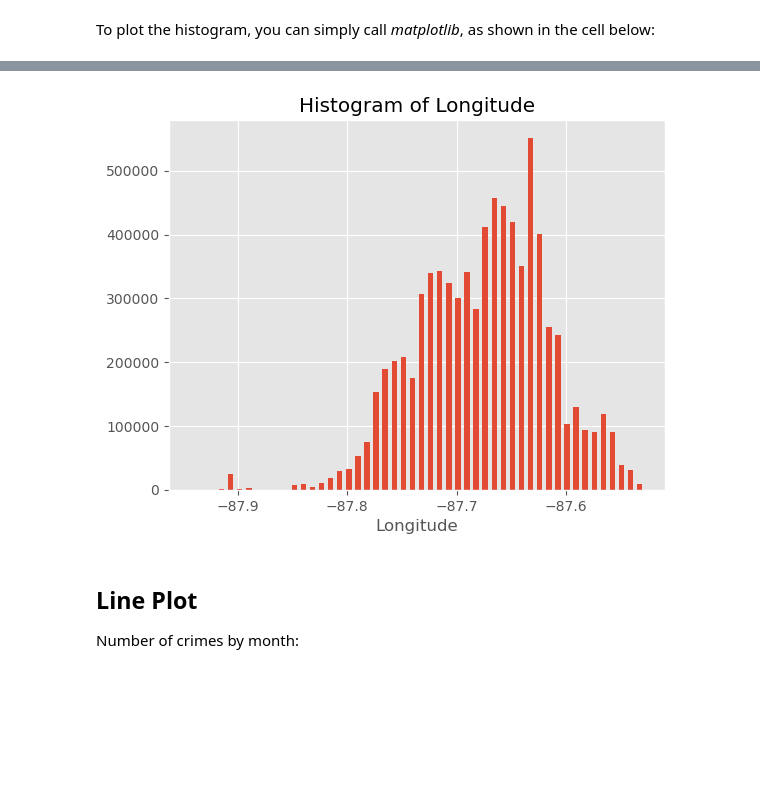
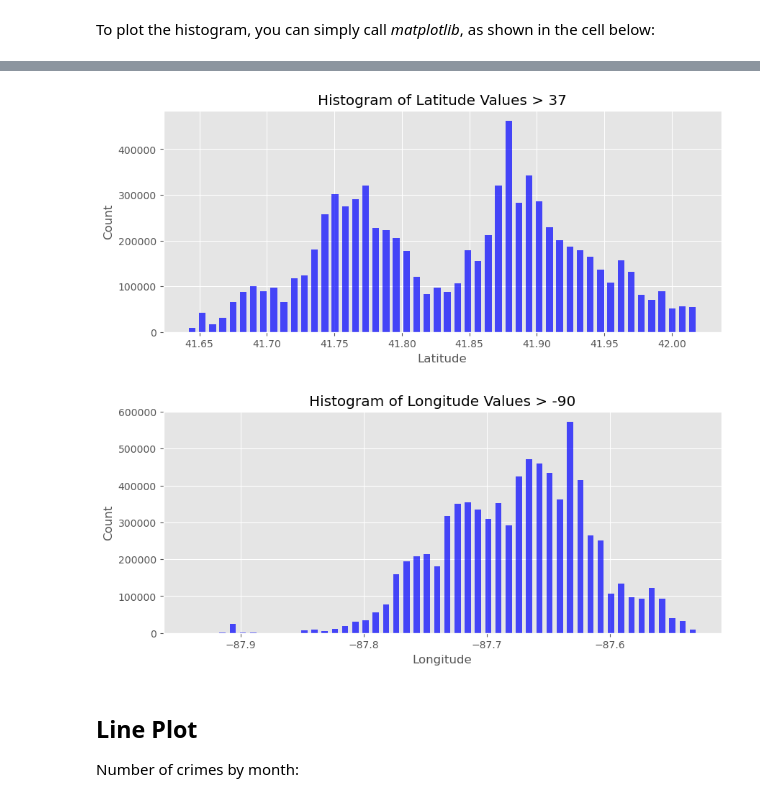
Before and after one commit to soltaniehha/Big-Data-Analytics-for-Business, a Jupyter notebook: 08-EDA-and-Data-Sources/01-EDA.ipynb, the cells around one changed output, grey strips where cells are left out. Drawn from its saved outputs; the diff is of its cells as text; code cells hidden in the pictures; blank space fills up the shorter version.

Commit message:
data regresh + geo map update

```diff
--- a/08-EDA-and-Data-Sources/01-EDA.ipynb
+++ b/08-EDA-and-Data-Sources/01-EDA.ipynb
@@ -409,2 +401,8 @@ hists = crimes.where("Lat > 37").select("Lat").rdd.flatMap(
+# %%
+# Filter the DataFrame to include only rows where Lat > 37
+filtered_crimes = crimes.where("Lat > 37")
+
+# The result is a tuple with bin edges and bin counts
+bin_edges, bin_counts = filtered_crimes.rdd.map(lambda row: row.Lat).histogram(50)
 # %% [markdown]
 To plot the histogram, you can simply call *matplotlib*, as shown in the cell below:
@@ -426,11 +409,9 @@ hists = crimes.where("Lon > -90").select("Lon").rdd.flatMap(
-# %%
-data = {
-    'bins': hists[0][:-1],
-    'freq': hists[1]
-}
-
-plt.bar(data['bins'], data['freq'], width=.005)
-plt.xlabel("Longitude")
-plt.title('Histogram of Longitude');
-# %% [output]
-[figure, removed]
+# %%
+# Plot the histogram
+plt.figure(figsize=(10, 4))
+plt.bar(bin_edges[:-1], bin_counts, width=.005, color='blue', alpha=0.7)
+plt.xlabel('Latitude')
+plt.ylabel('Count')
+plt.title('Histogram of Latitude Values > 37');
+# %% [output]
+[figure, added]
@@ -437,3 +424,12 @@ plt.title('Histogram of Longitude');
+# %%
+# Plot the histogram
+plt.figure(figsize=(10, 4))
+plt.bar(bin_edges[:-1], bin_counts, width=.005, color='blue', alpha=0.7)
+plt.xlabel('Longitude')
+plt.ylabel('Count')
+plt.title('Histogram of Longitude Values > -90');
+# %% [output]
+[figure, added]
 # %% [markdown]
 ## Line Plot
 Number of crimes by month:
```
Also changed, not shown: parts of 32 cells of this notebook.
